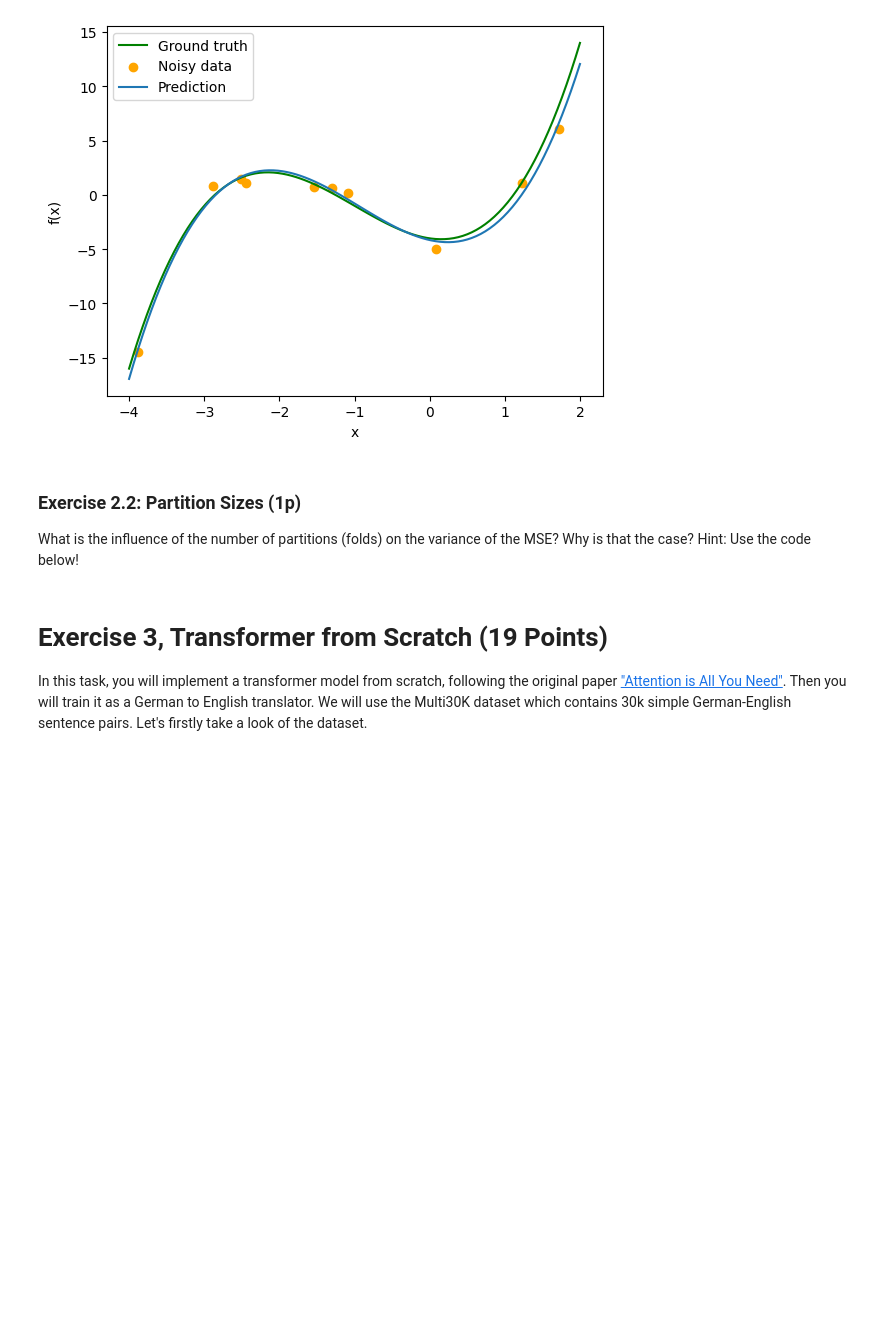
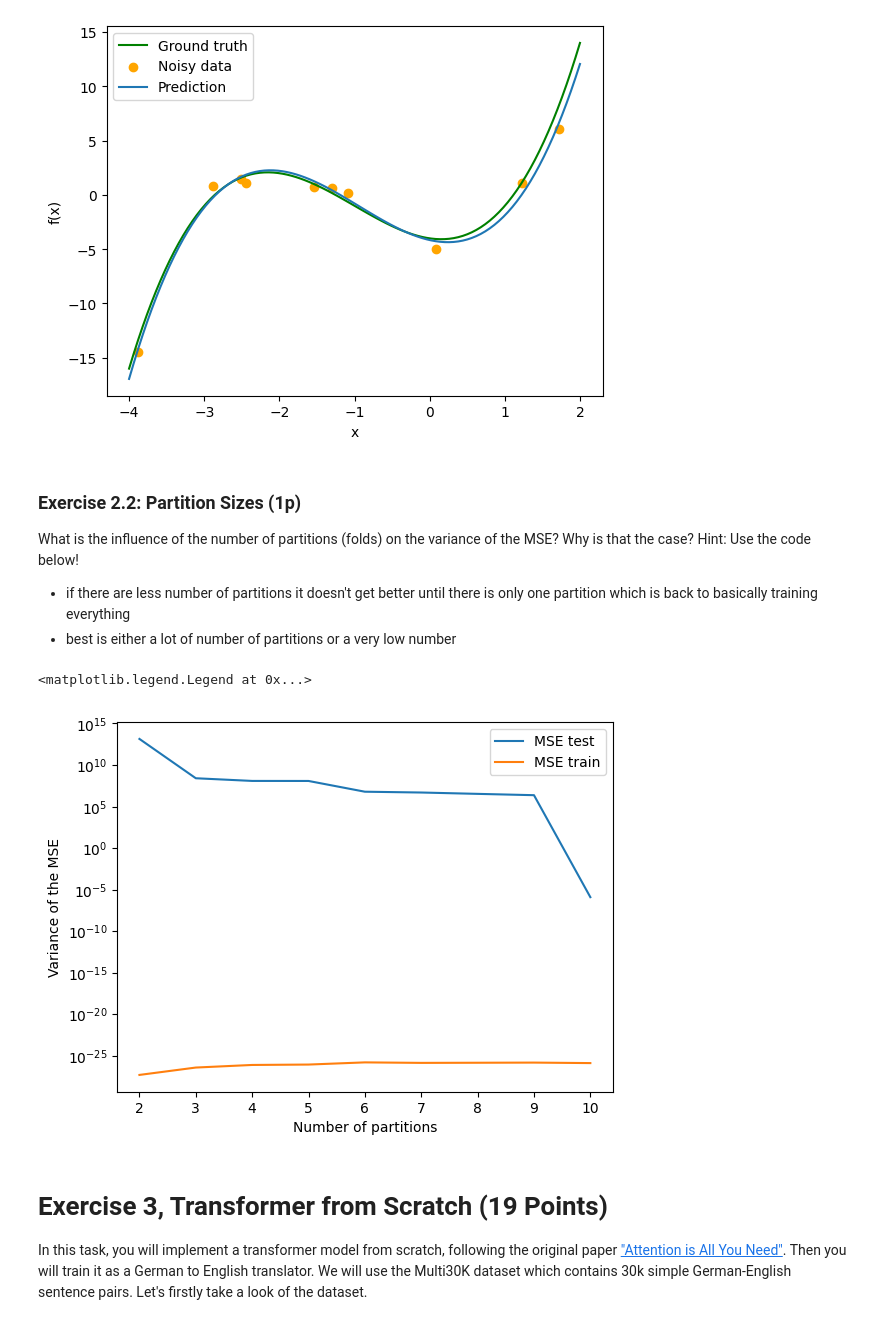
Before and after one commit to TheLorenzor/SS24-ML, a Jupyter notebook: 04/homework4_questions.ipynb, the cells around one changed output. Saved outputs shown, nothing was run; the diff lists cells and outputs as text; code cells hidden in the pictures; blank space fills up the shorter version.

```diff
--- a/04/homework4_questions.ipynb
+++ b/04/homework4_questions.ipynb
@@ -211,8 +211,11 @@ MSE: 2.9258452666419155
 # %% [markdown]
 ### Exercise 2.2: Partition Sizes (1p)
 What is the influence of the number of partitions (folds) on the variance of the MSE? Why is that the case? Hint: Use the code below!
+
+- if there are less number of partitions it doesn't get better until there is only one partition which is back to basically training everything
+- best is either a lot of number of partitions or a very low number
 # %%
-m = 3  # try different model orders
+m = 20  # try different model orders
 partitions = np.arange(2, 10+1)
 MSEs_test_list = []
 MSEs_train_list = []
@@ -221,33 +224,36 @@ MSEs_train_mean = []
 MSEs_test_std = []
 MSEs_train_std = []
 
 # for different partition sizes, run k-fold cross validation 100 times
 # and record the mean and standard deviation of
 # the MSE of the train and test set
 for k in partitions:
     for i in range(100):
         mse_test_i, mse_train_i = k_fold_cv(x_data, y_data, m, k)
         MSEs_test_list.append(mse_test_i)
         MSEs_train_list.append(mse_train_i)
     MSEs_test_mean.append(np.mean(MSEs_test_list))
     MSEs_train_mean.append(np.mean(MSEs_train_list))
     MSEs_test_std.append(np.std(MSEs_test_list))
     MSEs_train_std.append(np.std(MSEs_train_list))
     MSEs_test_list = []
     MSEs_train_list = []
 
 MSEs_test_mean = np.hstack(MSEs_test_mean)
 MSEs_train_mean = np.hstack(MSEs_train_mean)
 MSEs_test_std = np.hstack(MSEs_test_std)
 MSEs_train_std = np.hstack(MSEs_train_std)
 
 plt.semilogy(partitions, MSEs_test_std, label="MSE test")
 plt.semilogy(partitions, MSEs_train_std, label="MSE train")
 
 plt.xticks(partitions)
 plt.xlabel("Number of partitions")
 plt.ylabel("Variance of the MSE")
 plt.legend()
+# %% [output]
+<matplotlib.legend.Legend at 0x...>
+[figure, added]
 # %% [markdown]
 # Exercise 3, Transformer from Scratch (19 Points)
 In this task, you will implement a transformer model from scratch, following the original paper ["Attention is All You Need"](https://proceedings.neurips.cc/paper_files/paper/2017/file/3f5ee243547dee91fbd053c1c4a845aa-Paper.pdf). Then you will train it as a German to English translator. We will use the Multi30K dataset which contains 30k simple German-English sentence pairs. Let's firstly take a look of the dataset.
```
